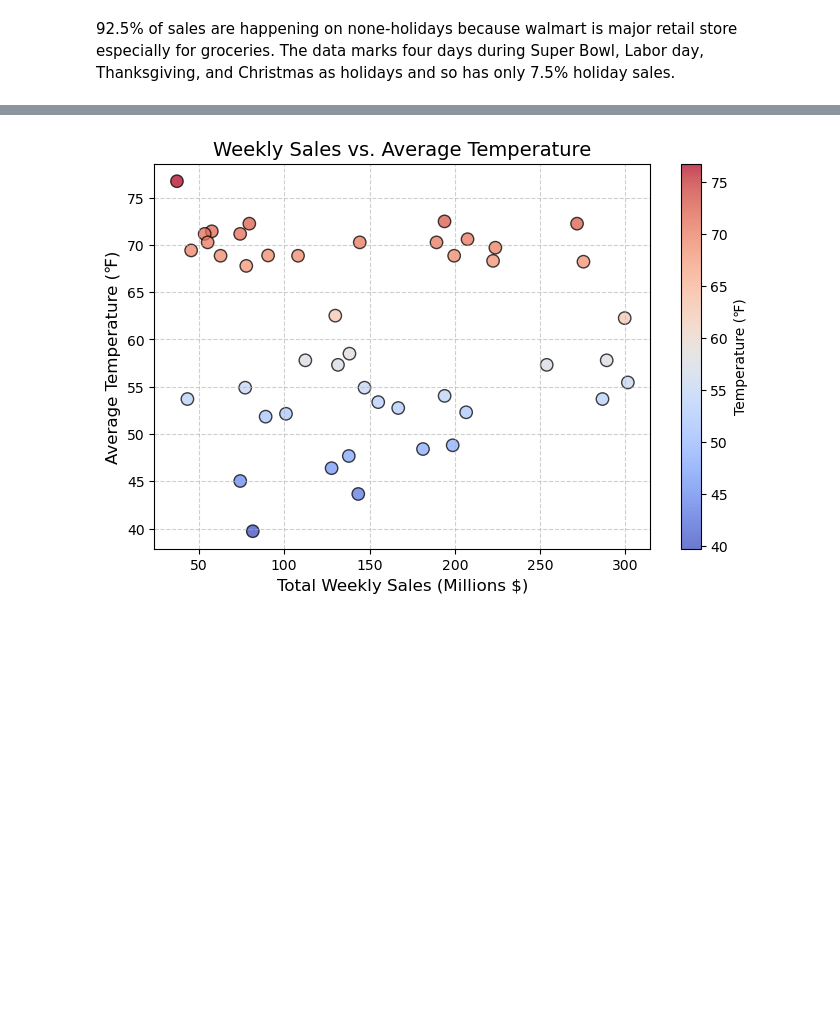
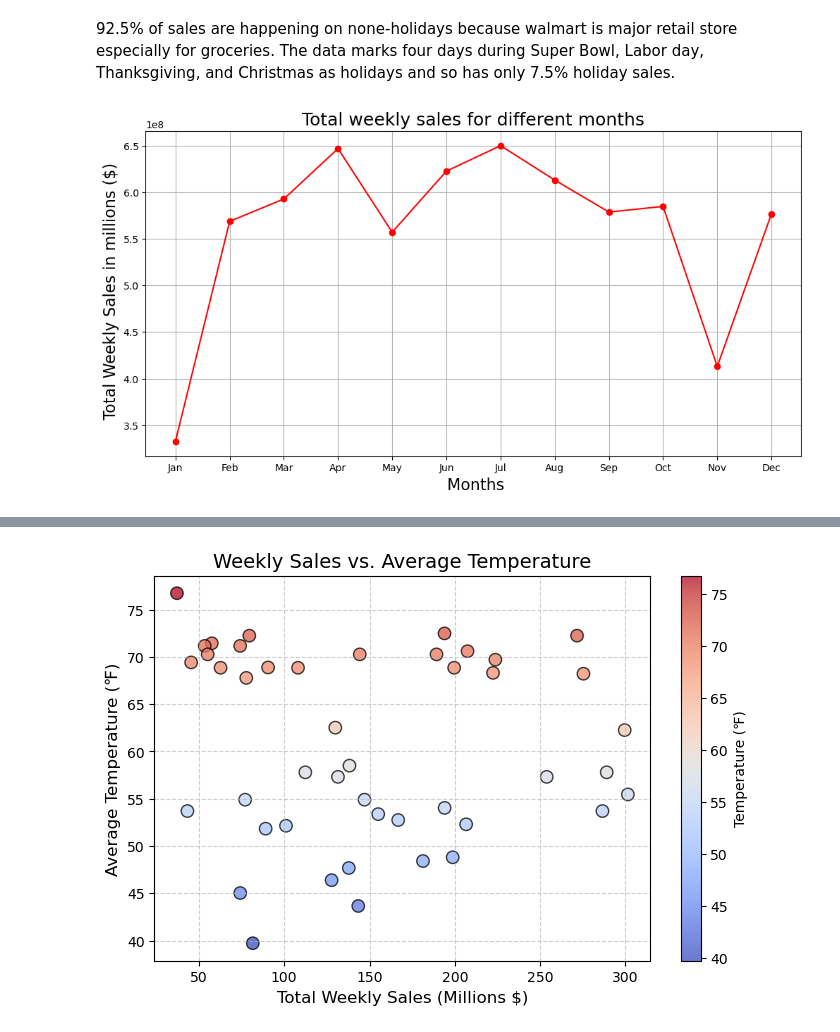
Before and after one commit to Shahab9372/Project1-Walmart_dataset, a Jupyter notebook: Exploring Walmart Sales2.ipynb, the cells around one changed output, grey strips where cells are left out. Cells and saved outputs as stored; diff of their text form; code cells hidden in the pictures; blank space fills up the shorter version.

```diff
--- a/Exploring Walmart Sales2.ipynb
+++ b/Exploring Walmart Sales2.ipynb
@@ -279,3 +279,21 @@ walmart_data
 6435 rows × 10 columns
 # %% [markdown]
 92.5% of sales are happening on none-holidays because walmart is major retail store especially for groceries. The data marks four days during Super Bowl, Labor day, Thanksgiving, and Christmas as holidays and so has only 7.5% holiday sales.
+# %%
+#Line graph of Total sales in different months
+monthly_sales = walmart_data.groupby('Month')['Weekly_Sales'].sum()
+
+monthly_sales.plot (kind= 'line', color= 'red', figsize = (12, 6), marker= 'o')
+plt.xticks(range(0,12),["Jan", "Feb", "Mar", "Apr", "May", "Jun", "Jul", "Aug", "Sep", "Oct","Nov","Dec"])
+plt.title("Total weekly sales for different months", fontsize= 18)
+plt.grid()
+plt.xlabel(" Months", fontsize= 16)
+plt.ylabel (" Total Weekly Sales in millions ($)", fontsize= 16)
+
+# Save the figure
+#plt.savefig("output/Fig3.png")
+
+#print figure
+plt.show()
+# %% [output]
+[figure, added]
```
Also changed, not shown: parts of 1 cell of this notebook.
